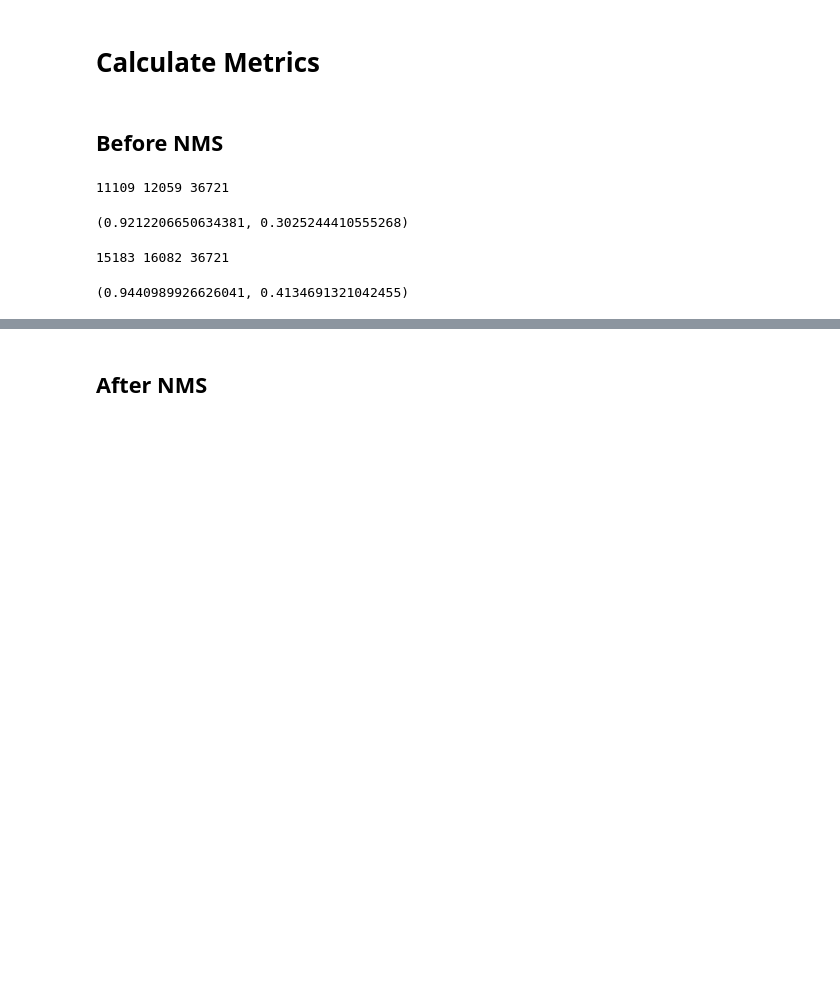
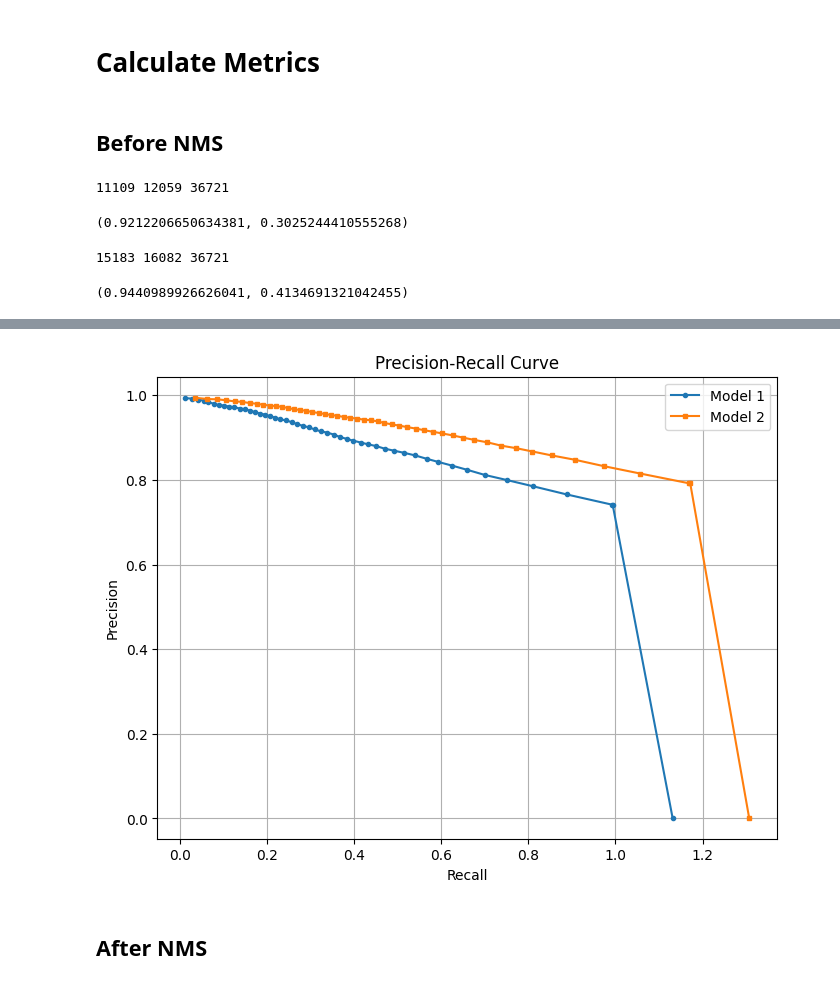
Before and after one commit to random-logic/TechTrackDesign, a Jupyter notebook: analysis/task1.ipynb, the cells around one changed output, grey strips where cells are left out. Saved outputs shown, nothing was run; the diff lists cells and outputs as text; code cells hidden in the pictures; blank space fills up the shorter version.

```diff
--- a/analysis/task1.ipynb
+++ b/analysis/task1.ipynb
@@ -47,9 +47,9 @@ def get_outputs(model_num: int) -> Dict[str, Tuple[np.ndarray, ...]]:
 
     return outputs
 
-def save_outputs(model_num: int, outputs: Dict[str, Tuple[np.ndarray, ...]]) -> None:
+def save_outputs(model_num: int, outputs: Dict[str, Tuple[np.ndarray, ...]], nms: bool = False) -> None:
     """Save a dict of tuples of arrays to an HDF5 file."""
-    path = get_path_in_storage(f"outputs_{model_num}.h5")
+    path = get_path_in_storage(f"outputs_{model_num}{"_nms" if nms else ""}.h5")
     with h5py.File(path, "w") as f:
         for key, tup in outputs.items():
             grp = f.create_group(str(key))
@@ -58,9 +58,9 @@ def save_outputs(model_num: int, outputs: Dict[str, Tuple[np.ndarray, ...]]) ->
                     f"array_{i}", data=arr, compression="gzip", compression_opts=1
                 )
 
-def load_outputs(model_num: int) -> Dict[str, Tuple[np.ndarray, ...]]:
+def load_outputs(model_num: int, nms: bool = False) -> Dict[str, Tuple[np.ndarray, ...]]:
     """Load a dict of tuples of arrays from an HDF5 file."""
-    path = get_path_in_storage(f"outputs_{model_num}.h5")
+    path = get_path_in_storage(f"outputs_{model_num}{"_nms" if nms else ""}.h5")
     outputs_loaded = {}
     with h5py.File(path, "r") as f:
         for key in f.keys():
@@ -290,3 +312,16 @@ plt.show()
+# %%
+# Plot PR curves
+plt.figure(figsize=(8,6))
+plt.plot(recalls_1, precisions_1, label="Model 1", marker="o", markersize=3, linestyle="-")
+plt.plot(recalls_2, precisions_2, label="Model 2", marker="s", markersize=3, linestyle="-")
+
+plt.xlabel("Recall")
+plt.ylabel("Precision")
+plt.title("Precision-Recall Curve")
+plt.legend()
+plt.grid(True)
+# %% [output]
+[figure, added]
 # %% [markdown]
 ## After NMS
 # %%
```
Also changed, not shown: parts of 10 cells of this notebook, 2 other files.
